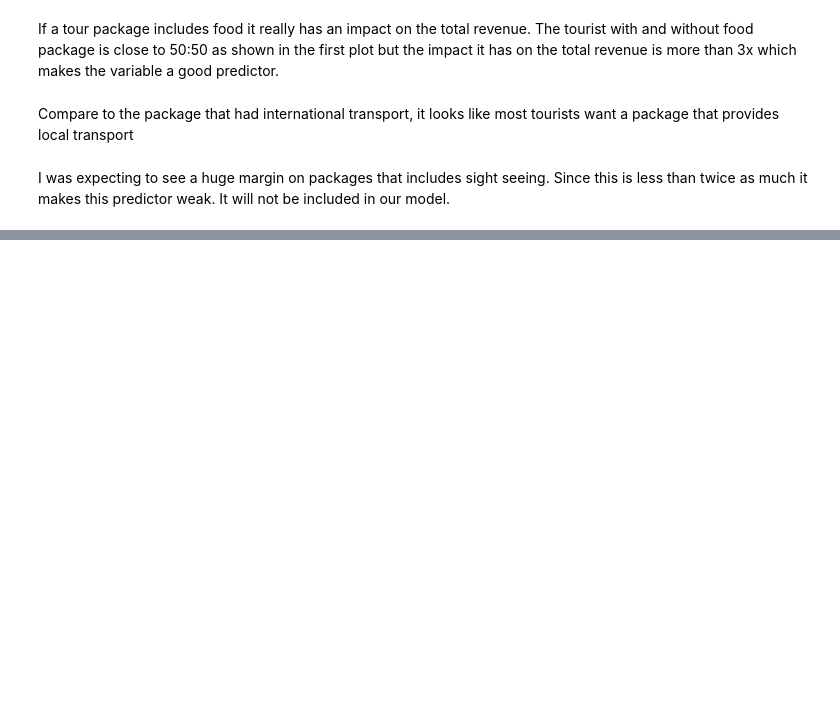
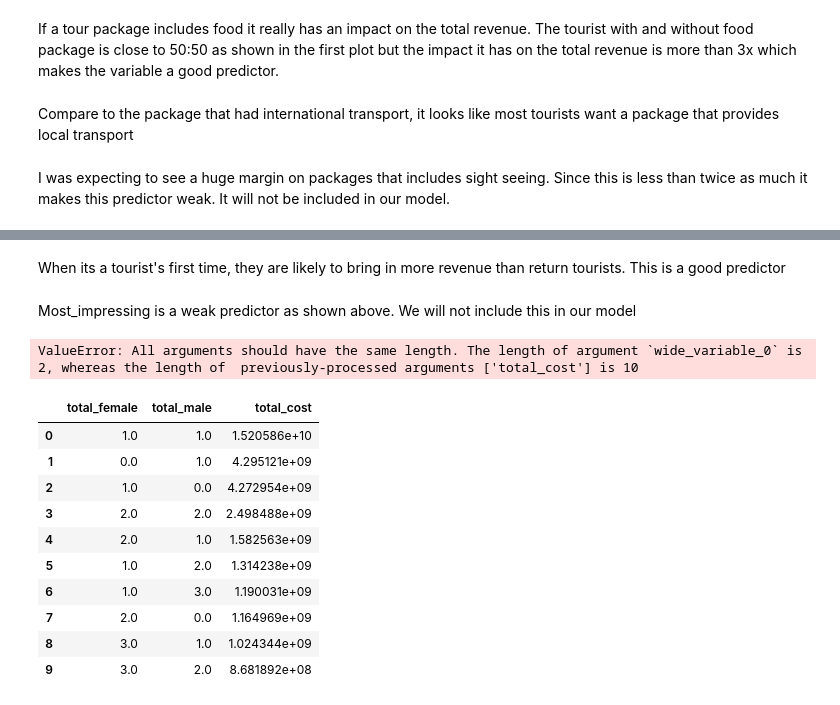
Before and after one commit to Bensylent/Zindi-Tanzania-Tourism-Prediction, a Jupyter notebook: part_2.ipynb, the cells around one changed output, grey strips where cells are left out. Drawn from its saved outputs; the diff is of its cells as text; code cells hidden in the pictures; blank space fills up the shorter version.

```diff
--- a/part_2.ipynb
+++ b/part_2.ipynb
@@ -245,0 +278,2 @@ labels=dict(travel_with="Companion",total_cost='Number of Total Spent'))
+# %% [markdown]
+When its a tourist's first time, they are likely to bring in more revenue than return tourists. This is a good predictor
@@ -245,0 +288,22 @@ labels=dict(travel_with="Companion",total_cost='Number of Total Spent'))
+# %% [markdown]
+Most_impressing is a weak predictor as shown above. We will not include this in our model
+# %%
+px.histogram(df[['total_female','total_male','total_cost']].groupby(['total_female','total_male']).sum().sort_values('total_cost',ascending=False).head(10).reset_index(),
+x=[['total_female','total_male']], y = 'total_cost',text_auto=True,title='Total spent Impression',
+labels=dict(travel_with="Companion",total_cost='Number of Total Spent'))
+# %% [output]
+ValueError: All arguments should have the same length. The length of argument `wide_variable_0` is 2, whereas the length of  previously-processed arguments ['total_cost'] is 10
+# %%
+df[['total_female','total_male','total_cost']].groupby(['total_female','total_male']).sum().sort_values('total_cost',ascending=False).head(10).reset_index()
+# %% [output]
+|  | total_female | total_male | total_cost |
+| 0 | 1.0 | 1.0 | 1.520586e+10 |
+| 1 | 0.0 | 1.0 | 4.295121e+09 |
+| 2 | 1.0 | 0.0 | 4.272954e+09 |
+| 3 | 2.0 | 2.0 | 2.498488e+09 |
+| 4 | 2.0 | 1.0 | 1.582563e+09 |
+| 5 | 1.0 | 2.0 | 1.314238e+09 |
+| 6 | 1.0 | 3.0 | 1.190031e+09 |
+| 7 | 2.0 | 0.0 | 1.164969e+09 |
+| 8 | 3.0 | 1.0 | 1.024344e+09 |
+| 9 | 3.0 | 2.0 | 8.681892e+08 |
```
Also changed, not shown: parts of 13 cells of this notebook.
